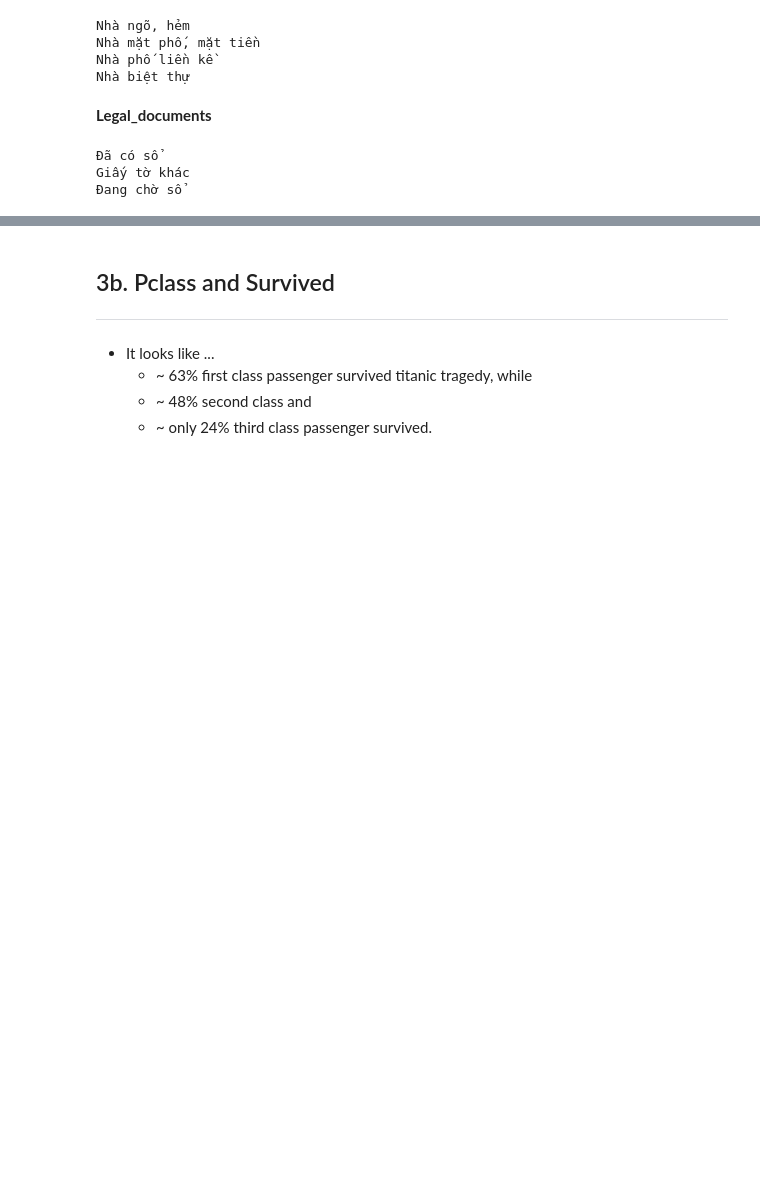
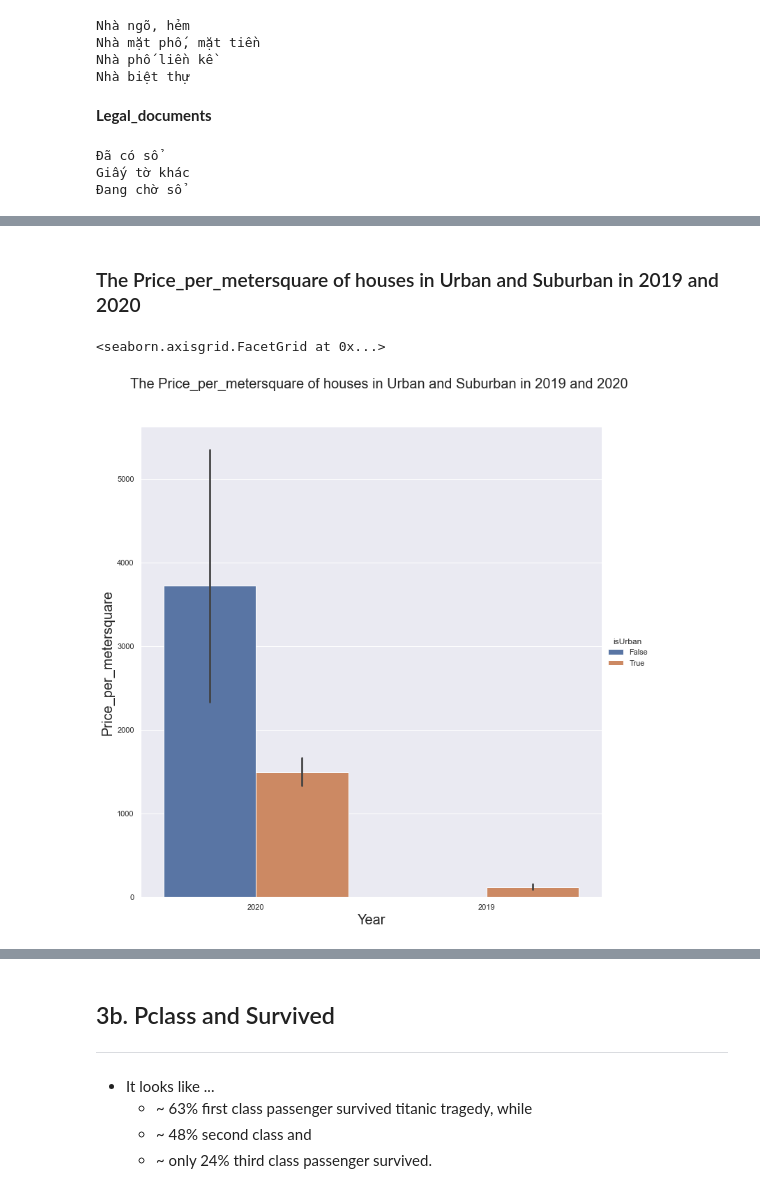
Before and after one commit to tnathu-ai/Classify-House-Price-Ranges-Hanoi, a Jupyter notebook: exploration.ipynb, the cells around one changed output, grey strips where cells are left out. Drawn from its saved outputs; the diff is of its cells as text; code cells hidden in the pictures; blank space fills up the shorter version.

```diff
--- a/exploration.ipynb
+++ b/exploration.ipynb
@@ -532,0 +543,11 @@ plt.show()
+# %% [markdown]
+### The Price_per_metersquare of houses in Urban and Suburban in 2019 and 2020
+# %%
+plot = sns.catplot(data=df, kind="bar", x="Year", y="Price_per_metersquare", hue="isUrban", height = 10)
+plot.fig.suptitle("The Price_per_metersquare of houses in Urban and Suburban in 2019 and 2020", fontsize=20,
+                  fontdict={"weight": "bold"}, y=1.08)
+plot.set_xlabels("Year", fontsize = 20)
+plot.set_ylabels("Price_per_metersquare", fontsize = 20)
+# %% [output]
+<seaborn.axisgrid.FacetGrid at 0x...>
+[figure, added]
```
Also changed, not shown: parts of 60 cells of this notebook.
